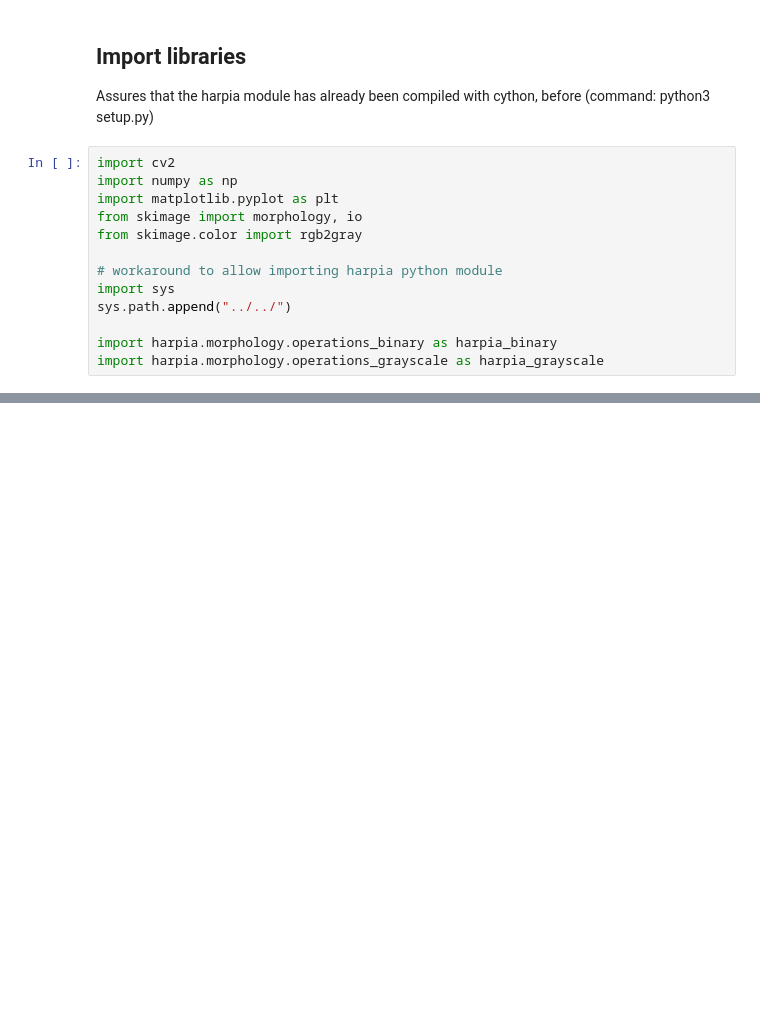
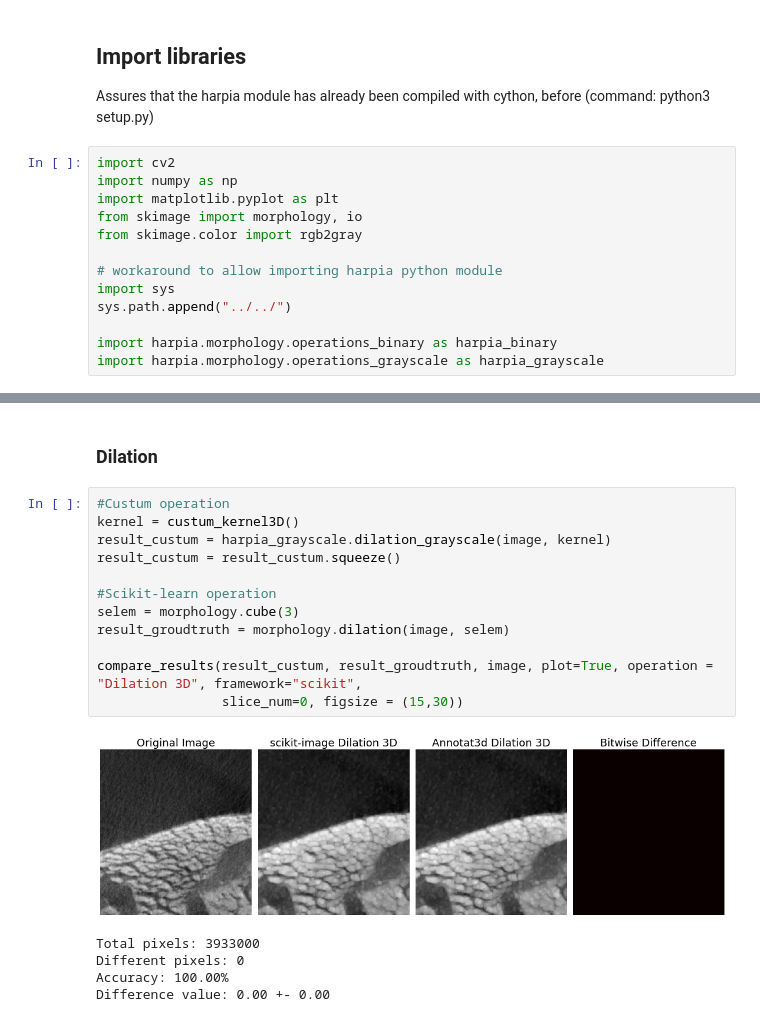
Before and after one commit to cnpem/harpia, a Jupyter notebook: tests_python/morphology/test_correctness_report.ipynb, the cells around one changed output, grey strips where cells are left out. Drawn from its saved outputs; the diff is of its cells as text; blank space fills up the shorter version.

```diff
--- a/tests_python/morphology/test_correctness_report.ipynb
+++ b/tests_python/morphology/test_correctness_report.ipynb
@@ -353,0 +202,20 @@ show(img[0,:,:], out[0,:,:])
+# %% [markdown]
+### Dilation
+# %%
+#Custum operation
+kernel = custum_kernel3D()
+result_custum = harpia_grayscale.dilation_grayscale(image, kernel)
+result_custum = result_custum.squeeze()
+
+#Scikit-learn operation
+selem = morphology.cube(3)
+result_groudtruth = morphology.dilation(image, selem)
+
+compare_results(result_custum, result_groudtruth, image, plot=True, operation = "Dilation 3D", framework="scikit",
+                slice_num=0, figsize = (15,30))
+# %% [output]
+[figure, added]
+Total pixels: 3933000
+Different pixels: 0
+Accuracy: 100.00%
+Difference value: 0.00 +- 0.00
```
Also changed, not shown: parts of 71 cells of this notebook, 3 other files.
